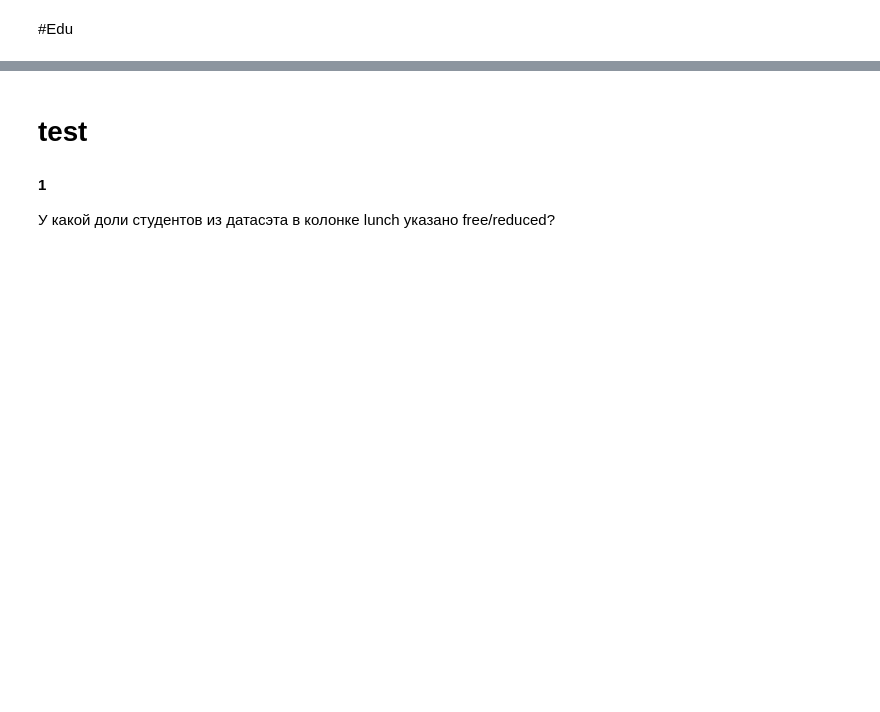
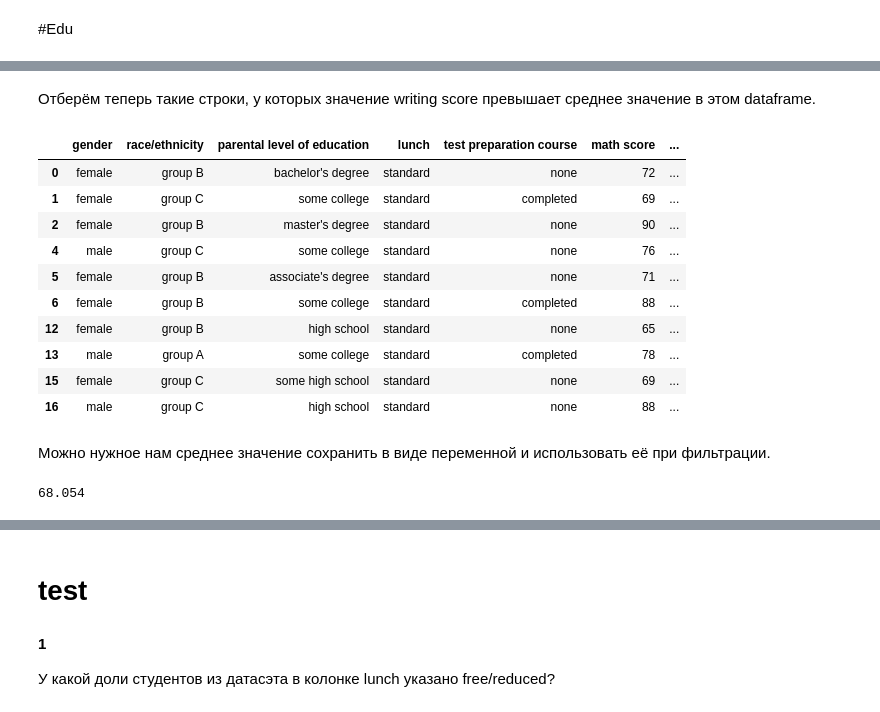
Before and after one commit to nedokormysh/Stepik_Karpov_ML, a Jupyter notebook: Stepik_filtration.ipynb, the cells around one changed output, grey strips where cells are left out. Saved outputs shown, nothing was run; the diff lists cells and outputs as text; code cells hidden in the pictures; blank space fills up the shorter version.

```diff
--- a/Stepik_filtration.ipynb
+++ b/Stepik_filtration.ipynb
@@ -112,0 +8,3 @@ student_performance.loc[query].head()
+# %%
+#student_performance = pd.read_csv('https://stepik.org/media/attachments/course/4852/StudentsPerformance.csv')
+students_performance = pd.read_csv('https://raw.githubusercontent.com/nedokormysh/Stepik_Karpov_ML/main/StudentsPerformance.csv')
@@ -112,0 +97,23 @@ student_performance.loc[query].head()
+# %% [markdown]
+Отберём теперь такие строки, у которых значение writing score превышает среднее значение в этом dataframe.
+# %%
+students_performance.loc[students_performance['writing score'] > students_performance['writing score'].mean()].head(10)
+# %% [output]
+|  | gender | race/ethnicity | parental level of education | lunch | test preparation course | math score | ... |
+| 0 | female | group B | bachelor's degree | standard | none | 72 | ... |
+| 1 | female | group C | some college | standard | completed | 69 | ... |
+| 2 | female | group B | master's degree | standard | none | 90 | ... |
+| 4 | male | group C | some college | standard | none | 76 | ... |
+| 5 | female | group B | associate's degree | standard | none | 71 | ... |
+| 6 | female | group B | some college | standard | completed | 88 | ... |
+| 12 | female | group B | high school | standard | none | 65 | ... |
+| 13 | male | group A | some college | standard | completed | 78 | ... |
+| 15 | female | group C | some high school | standard | none | 69 | ... |
+| 16 | male | group C | high school | standard | none | 88 | ... |
+# %% [markdown]
+Можно нужное нам среднее значение сохранить в виде переменной и использовать её при фильтрации.
+# %%
+mean_writing_score = students_performance['writing score'].mean()
+mean_writing_score
+# %% [output]
+68.054
```
Also changed, not shown: parts of 84 cells of this notebook.
